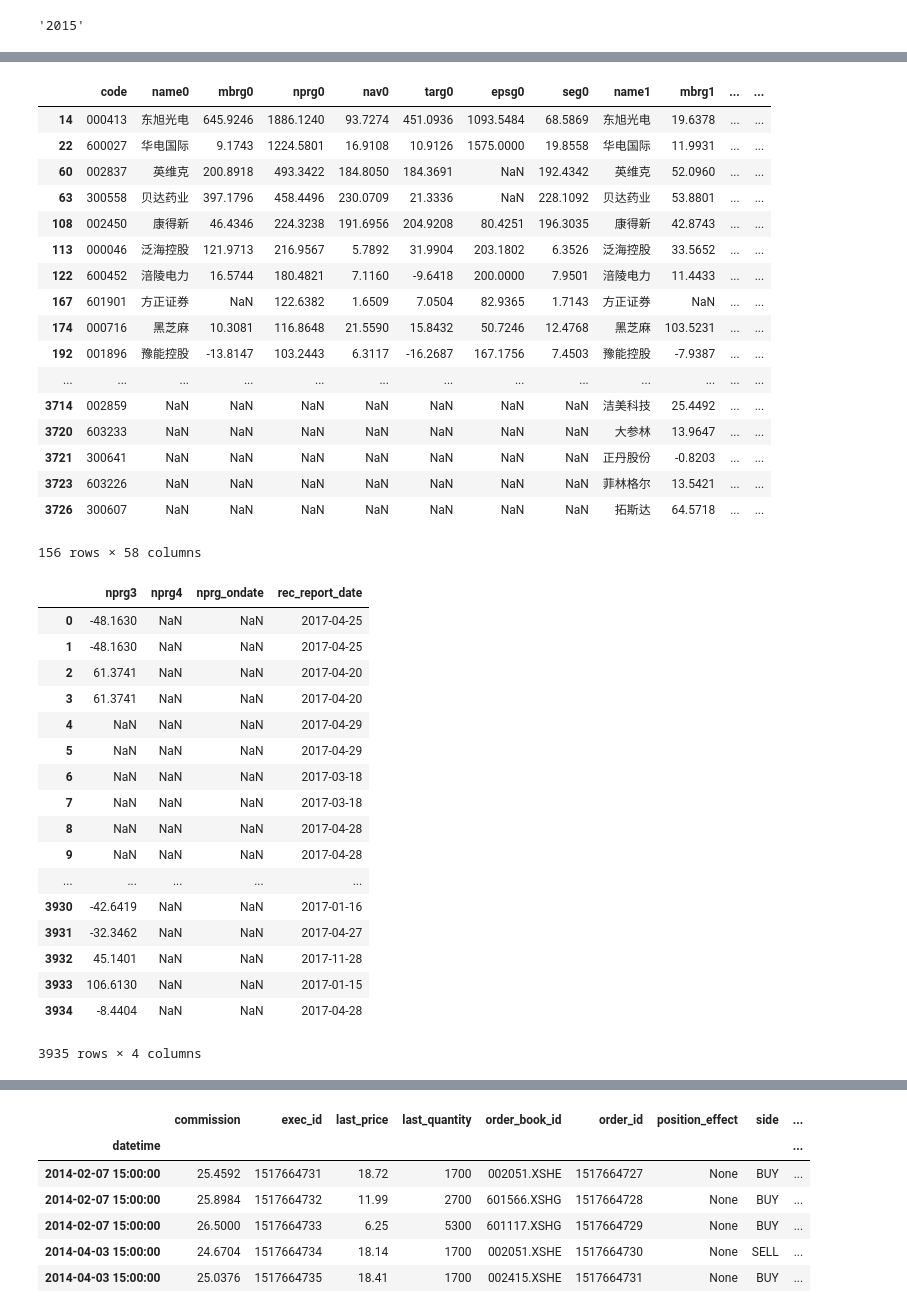
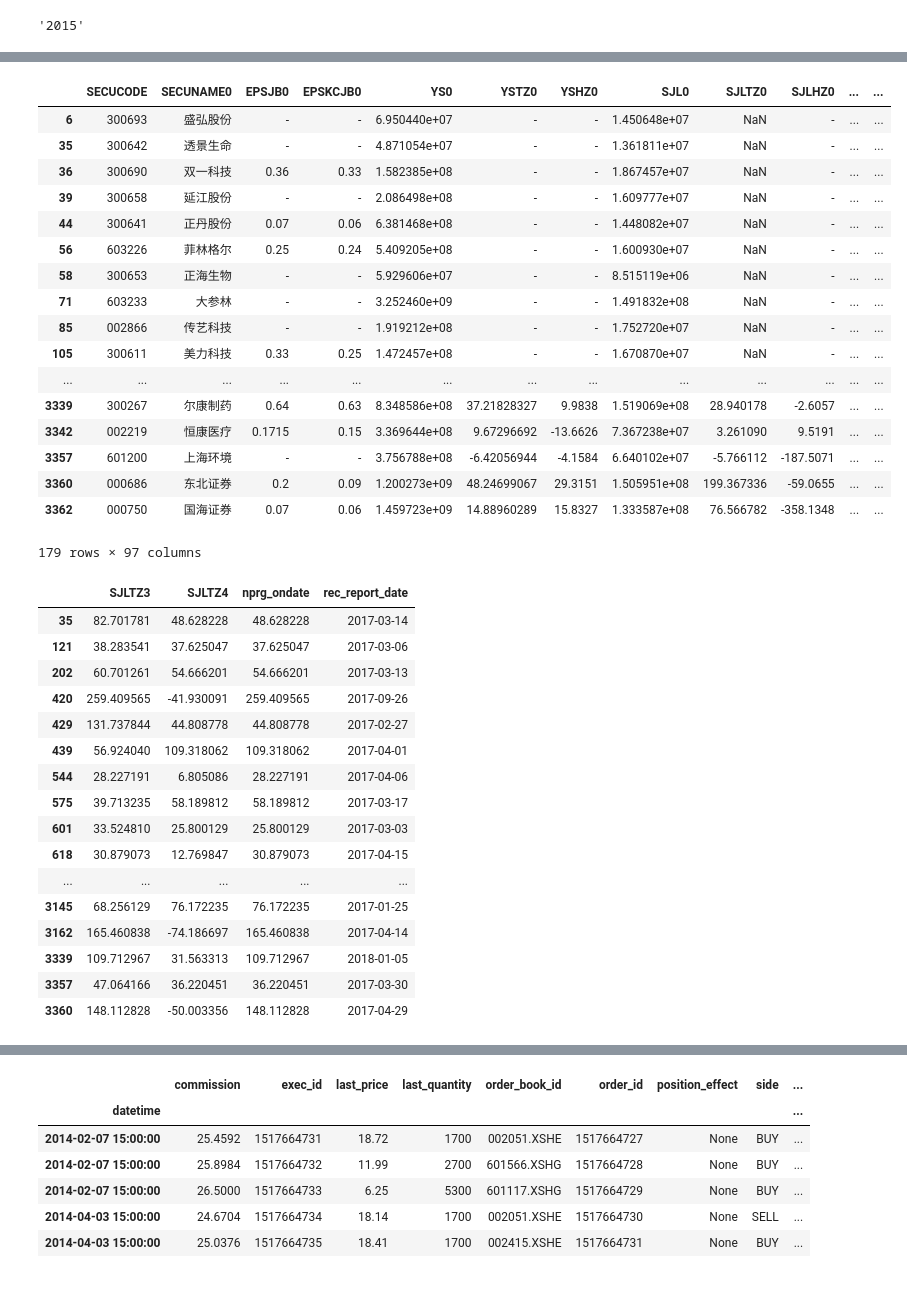
Before and after one commit to lightjl/Anaconda_code, a Jupyter notebook: back_testing.ipynb, the cells around one changed output, grey strips where cells are left out. Drawn from its saved outputs; the diff is of its cells as text; code cells hidden in the pictures.

```diff
--- a/back_testing.ipynb
+++ b/back_testing.ipynb
@@ -33,45 +31,44 @@ test.universe.sort_values('rec_report_date', ascending=False)[:3]
 # %%
-test.stock[(test.stock.nprg1 > 25) & (test.stock.nprg2 > 25) & (test.stock.nprg3 > 25)]
+test.stock[(test.stock.SJLTZ1 > 25) & (test.stock.SJLTZ2 > 25) & (test.stock.SJLTZ3 > 25)]
 # %% [output]
-|  | code | name0 | mbrg0 | nprg0 | nav0 | targ0 | epsg0 | seg0 | name1 | mbrg1 | ... | ... |
-| 14 | 000413 | 东旭光电 | 645.9246 | 1886.1240 | 93.7274 | 451.0936 | 1093.5484 | 68.5869 | 东旭光电 | 19.6378 | ... | ... |
-| 22 | 600027 | 华电国际 | 9.1743 | 1224.5801 | 16.9108 | 10.9126 | 1575.0000 | 19.8558 | 华电国际 | 11.9931 | ... | ... |
-| 60 | 002837 | 英维克 | 200.8918 | 493.3422 | 184.8050 | 184.3691 | NaN | 192.4342 | 英维克 | 52.0960 | ... | ... |
-| 63 | 300558 | 贝达药业 | 397.1796 | 458.4496 | 230.0709 | 21.3336 | NaN | 228.1092 | 贝达药业 | 53.8801 | ... | ... |
-| 108 | 002450 | 康得新 | 46.4346 | 224.3238 | 191.6956 | 204.9208 | 80.4251 | 196.3035 | 康得新 | 42.8743 | ... | ... |
-| 113 | 000046 | 泛海控股 | 121.9713 | 216.9567 | 5.7892 | 31.9904 | 203.1802 | 6.3526 | 泛海控股 | 33.5652 | ... | ... |
-| 122 | 600452 | 涪陵电力 | 16.5744 | 180.4821 | 7.1160 | -9.6418 | 200.0000 | 7.9501 | 涪陵电力 | 11.4433 | ... | ... |
-| 167 | 601901 | 方正证券 | NaN | 122.6382 | 1.6509 | 7.0504 | 82.9365 | 1.7143 | 方正证券 | NaN | ... | ... |
-| 174 | 000716 | 黑芝麻 | 10.3081 | 116.8648 | 21.5590 | 15.8432 | 50.7246 | 12.4768 | 黑芝麻 | 103.5231 | ... | ... |
-| 192 | 001896 | 豫能控股 | -13.8147 | 103.2443 | 6.3117 | -16.2687 | 167.1756 | 7.4503 | 豫能控股 | -7.9387 | ... | ... |
+|  | SECUCODE | SECUNAME0 | EPSJB0 | EPSKCJB0 | YS0 | YSTZ0 | YSHZ0 | SJL0 | SJLTZ0 | SJLHZ0 | ... | ... |
+| 6 | 300693 | 盛弘股份 | - | - | 6.950440e+07 | - | - | 1.450648e+07 | NaN | - | ... | ... |
+| 35 | 300642 | 透景生命 | - | - | 4.871054e+07 | - | - | 1.361811e+07 | NaN | - | ... | ... |
+| 36 | 300690 | 双一科技 | 0.36 | 0.33 | 1.582385e+08 | - | - | 1.867457e+07 | NaN | - | ... | ... |
+| 39 | 300658 | 延江股份 | - | - | 2.086498e+08 | - | - | 1.609777e+07 | NaN | - | ... | ... |
+| 44 | 300641 | 正丹股份 | 0.07 | 0.06 | 6.381468e+08 | - | - | 1.448082e+07 | NaN | - | ... | ... |
+| 56 | 603226 | 菲林格尔 | 0.25 | 0.24 | 5.409205e+08 | - | - | 1.600930e+07 | NaN | - | ... | ... |
+| 58 | 300653 | 正海生物 | - | - | 5.929606e+07 | - | - | 8.515119e+06 | NaN | - | ... | ... |
+| 71 | 603233 | 大参林 | - | - | 3.252460e+09 | - | - | 1.491832e+08 | NaN | - | ... | ... |
+| 85 | 002866 | 传艺科技 | - | - | 1.919212e+08 | - | - | 1.752720e+07 | NaN | - | ... | ... |
+| 105 | 300611 | 美力科技 | 0.33 | 0.25 | 1.472457e+08 | - | - | 1.670870e+07 | NaN | - | ... | ... |
 | ... | ... | ... | ... | ... | ... | ... | ... | ... | ... | ... | ... | ... |
-| 3714 | 002859 | NaN | NaN | NaN | NaN | NaN | NaN | NaN | 洁美科技 | 25.4492 | ... | ... |
-| 3720 | 603233 | NaN | NaN | NaN | NaN | NaN | NaN | NaN | 大参林 | 13.9647 | ... | ... |
-| 3721 | 300641 | NaN | NaN | NaN | NaN | NaN | NaN | NaN | 正丹股份 | -0.8203 | ... | ... |
-| 3723 | 603226 | NaN | NaN | NaN | NaN | NaN | NaN | NaN | 菲林格尔 | 13.5421 | ... | ... |
-| 3726 | 300607 | NaN | NaN | NaN | NaN | NaN | NaN | NaN | 拓斯达 | 64.5718 | ... | ... |
+| 3339 | 300267 | 尔康制药 | 0.64 | 0.63 | 8.348586e+08 | 37.21828327 | 9.9838 | 1.519069e+08 | 28.940178 | -2.6057 | ... | ... |
+| 3342 | 002219 | 恒康医疗 | 0.1715 | 0.15 | 3.369644e+08 | 9.67296692 | -13.6626 | 7.367238e+07 | 3.261090 | 9.5191 | ... | ... |
+| 3357 | 601200 | 上海环境 | - | - | 3.756788e+08 | -6.42056944 | -4.1584 | 6.640102e+07 | -5.766112 | -187.5071 | ... | ... |
+| 3360 | 000686 | 东北证券 | 0.2 | 0.09 | 1.200273e+09 | 48.24699067 | 29.3151 | 1.505951e+08 | 199.367336 | -59.0655 | ... | ... |
+| 3362 | 000750 | 国海证券 | 0.07 | 0.06 | 1.459723e+09 | 14.88960289 | 15.8327 | 1.333587e+08 | 76.566782 | -358.1348 | ... | ... |
-156 rows × 58 columns
+179 rows × 97 columns
 # %%
-test.stock[['nprg3', 'nprg4', 'nprg_ondate', 'rec_report_date']]
+test.universe[['SJLTZ3', 'SJLTZ4', 'nprg_ondate', 'rec_report_date']]
 # %% [output]
-|  | nprg3 | nprg4 | nprg_ondate | rec_report_date |
-| 0 | -48.1630 | NaN | NaN | 2017-04-25 |
-| 1 | -48.1630 | NaN | NaN | 2017-04-25 |
-| 2 | 61.3741 | NaN | NaN | 2017-04-20 |
-| 3 | 61.3741 | NaN | NaN | 2017-04-20 |
-| 4 | NaN | NaN | NaN | 2017-04-29 |
-| 5 | NaN | NaN | NaN | 2017-04-29 |
-| 6 | NaN | NaN | NaN | 2017-03-18 |
-| 7 | NaN | NaN | NaN | 2017-03-18 |
-| 8 | NaN | NaN | NaN | 2017-04-28 |
-| 9 | NaN | NaN | NaN | 2017-04-28 |
+|  | SJLTZ3 | SJLTZ4 | nprg_ondate | rec_report_date |
+| 35 | 82.701781 | 48.628228 | 48.628228 | 2017-03-14 |
+| 121 | 38.283541 | 37.625047 | 37.625047 | 2017-03-06 |
+| 202 | 60.701261 | 54.666201 | 54.666201 | 2017-03-13 |
+| 420 | 259.409565 | -41.930091 | 259.409565 | 2017-09-26 |
+| 429 | 131.737844 | 44.808778 | 44.808778 | 2017-02-27 |
+| 439 | 56.924040 | 109.318062 | 109.318062 | 2017-04-01 |
+| 544 | 28.227191 | 6.805086 | 28.227191 | 2017-04-06 |
+| 575 | 39.713235 | 58.189812 | 58.189812 | 2017-03-17 |
+| 601 | 33.524810 | 25.800129 | 25.800129 | 2017-03-03 |
+| 618 | 30.879073 | 12.769847 | 30.879073 | 2017-04-15 |
 | ... | ... | ... | ... | ... |
-| 3930 | -42.6419 | NaN | NaN | 2017-01-16 |
-| 3931 | -32.3462 | NaN | NaN | 2017-04-27 |
-| 3932 | 45.1401 | NaN | NaN | 2017-11-28 |
-| 3933 | 106.6130 | NaN | NaN | 2017-01-15 |
-| 3934 | -8.4404 | NaN | NaN | 2017-04-28 |
+| 3145 | 68.256129 | 76.172235 | 76.172235 | 2017-01-25 |
+| 3162 | 165.460838 | -74.186697 | 165.460838 | 2017-04-14 |
+| 3339 | 109.712967 | 31.563313 | 109.712967 | 2018-01-05 |
+| 3357 | 47.064166 | 36.220451 | 36.220451 | 2017-03-30 |
+| 3360 | 148.112828 | -50.003356 | 148.112828 | 2017-04-29 |
-3935 rows × 4 columns
 # %%
 # 0.375 -> 0.7
 %load_ext rqalpha
```
Also changed, not shown: parts of 3 cells of this notebook, 3 other files.
